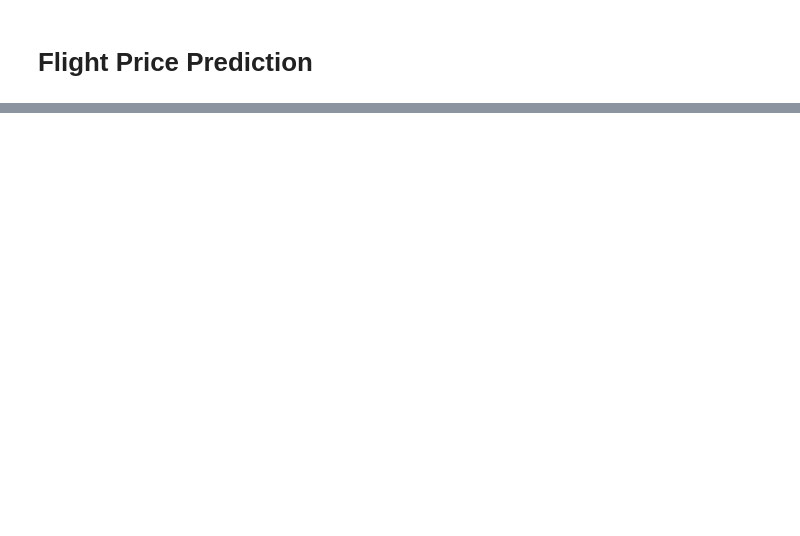
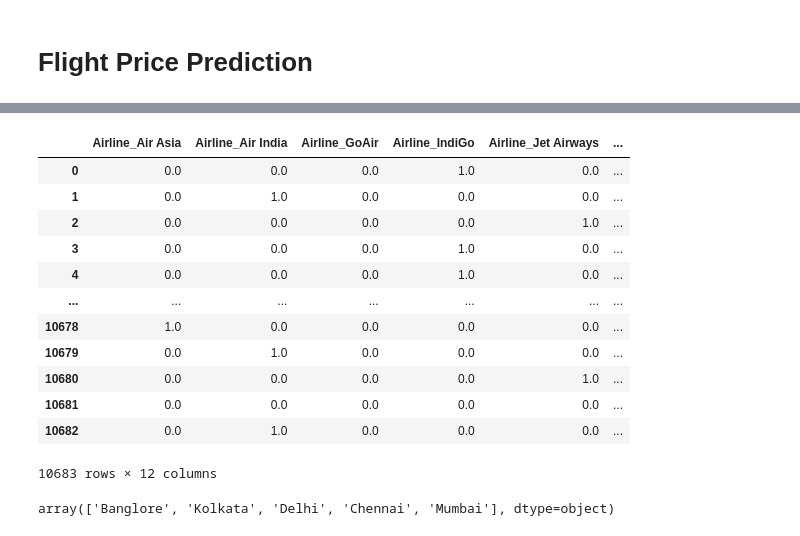
Before and after one commit to azaz9026/EDA, a Jupyter notebook: Flight Price Prediction/Flight_Price_Prediction.ipynb, the cells around one changed output, grey strips where cells are left out. Drawn from its saved outputs; the diff is of its cells as text; code cells hidden in the pictures; blank space fills up the shorter version.

Commit message:
OneHotEncoder

```diff
--- a/Flight Price Prediction/Flight_Price_Prediction.ipynb
+++ b/Flight Price Prediction/Flight_Price_Prediction.ipynb
@@ -29,0 +349,2 @@ df.head()
+# %%
+df.drop('Route' , inplace=True , axis=1)
@@ -29,0 +386,2 @@ df.head()
+# %%
+df['Duration_hours'] = df['Duration'].str.split(' ').str[0].str.split('h').str[0]
@@ -29,0 +403,2 @@ df.head()
+# %%
+df.drop('Duration' , inplace=True , axis=1)
@@ -29,0 +432,5 @@ df.head()
+# %%
+from sklearn.preprocessing import OneHotEncoder
+ohe = OneHotEncoder()
+
+ohe.fit_transform(df[['Airline']]).toarray()
@@ -29,0 +445,20 @@ df.head()
+# %%
+ pd.DataFrame(ohe.fit_transform(df[['Airline']]).toarray(), columns = ohe.get_feature_names_out())
+# %% [output]
+|  | Airline_Air Asia | Airline_Air India | Airline_GoAir | Airline_IndiGo | Airline_Jet Airways | ... |
+| 0 | 0.0 | 0.0 | 0.0 | 1.0 | 0.0 | ... |
+| 1 | 0.0 | 1.0 | 0.0 | 0.0 | 0.0 | ... |
+| 2 | 0.0 | 0.0 | 0.0 | 0.0 | 1.0 | ... |
+| 3 | 0.0 | 0.0 | 0.0 | 1.0 | 0.0 | ... |
+| 4 | 0.0 | 0.0 | 0.0 | 1.0 | 0.0 | ... |
+| ... | ... | ... | ... | ... | ... | ... |
+| 10678 | 1.0 | 0.0 | 0.0 | 0.0 | 0.0 | ... |
+| 10679 | 0.0 | 1.0 | 0.0 | 0.0 | 0.0 | ... |
+| 10680 | 0.0 | 0.0 | 0.0 | 0.0 | 1.0 | ... |
+| 10681 | 0.0 | 0.0 | 0.0 | 0.0 | 0.0 | ... |
+| 10682 | 0.0 | 1.0 | 0.0 | 0.0 | 0.0 | ... |
+10683 rows × 12 columns
+# %%
+df['Source'].unique()
+# %% [output]
+array(['Banglore', 'Kolkata', 'Delhi', 'Chennai', 'Mumbai'], dtype=object)
```
Also changed, not shown: parts of 47 cells of this notebook.
